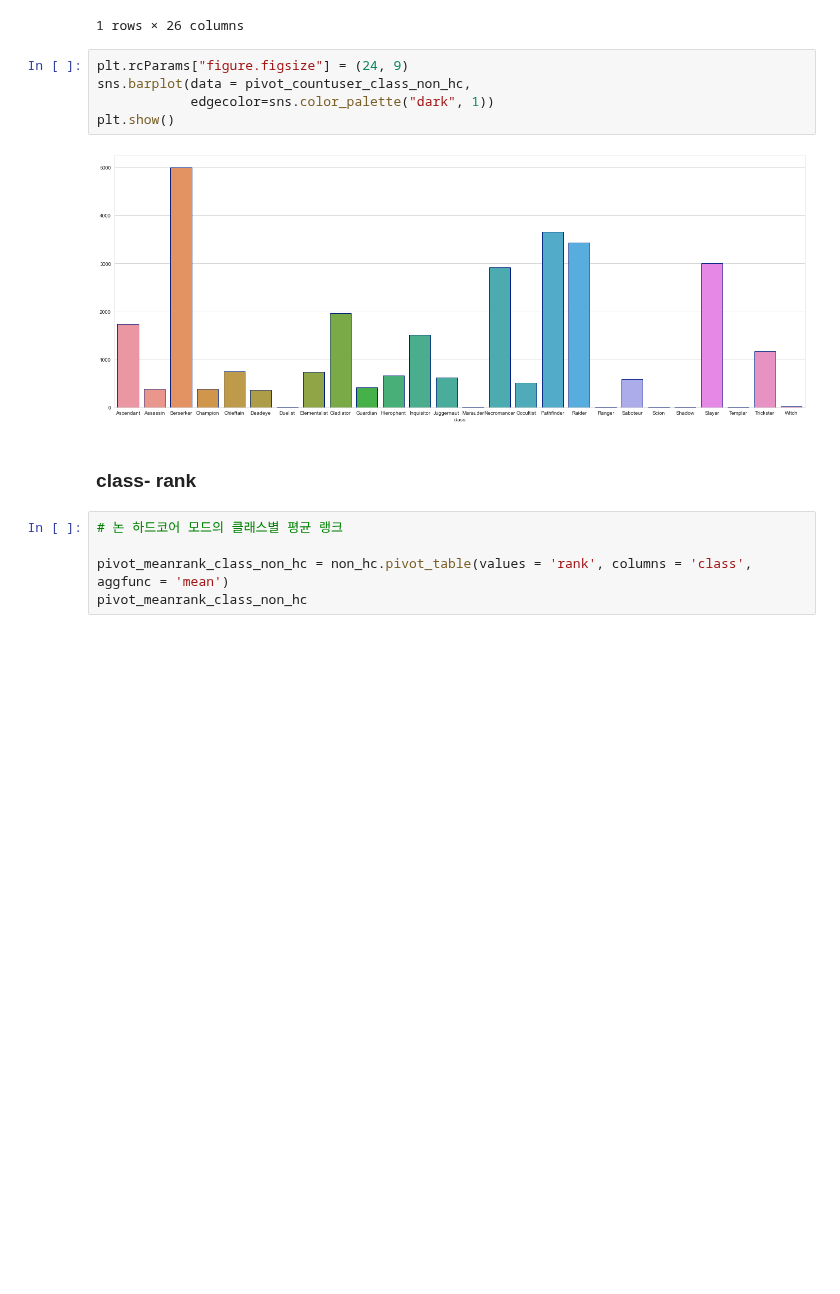
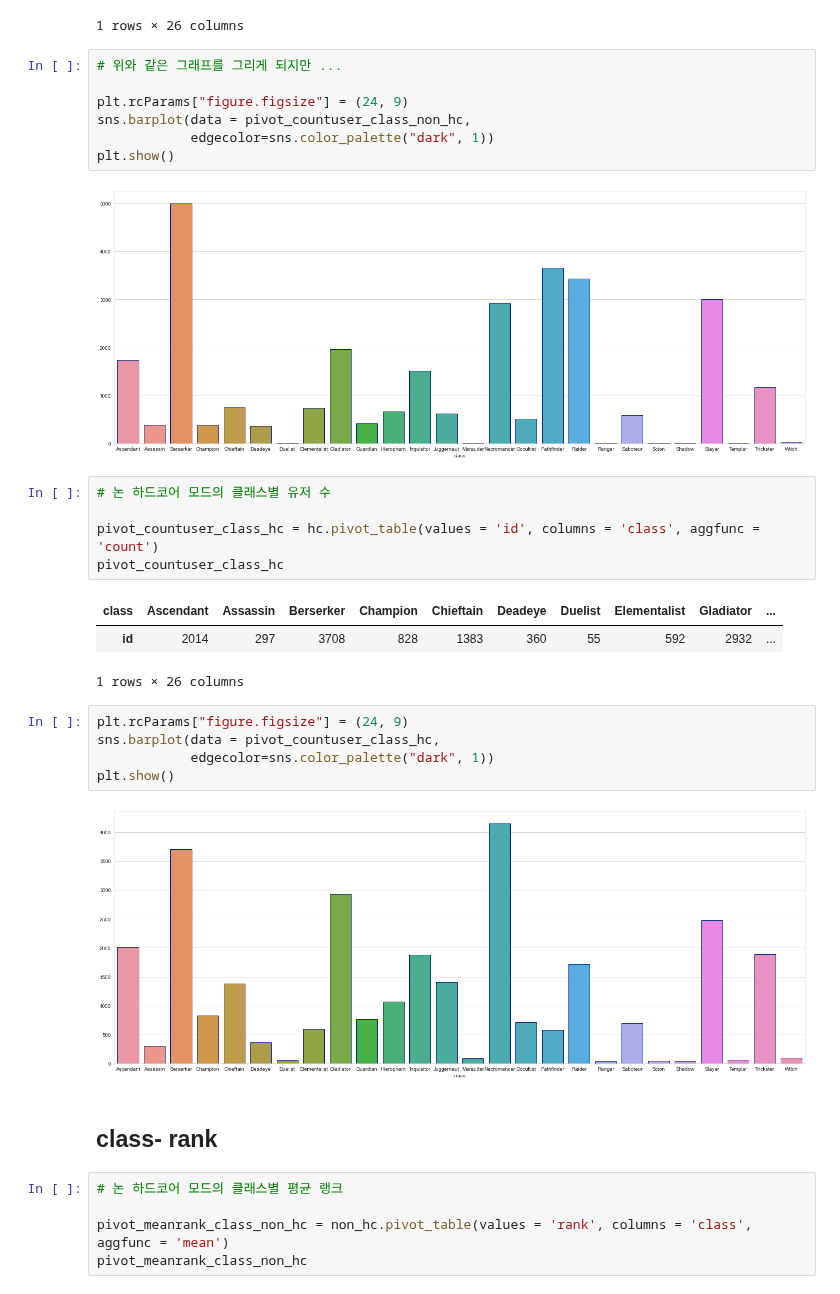
Before and after one commit to Angela-Park-JE/TIL_ver1, a Jupyter notebook: ToyPJT-POE_user/poe_stats_3_EDA_1.ipynb, the cells around one changed output. Drawn from its saved outputs; the diff is of its cells as text; blank space fills up the shorter version.

```diff
--- a/ToyPJT-POE_user/poe_stats_3_EDA_1.ipynb
+++ b/ToyPJT-POE_user/poe_stats_3_EDA_1.ipynb
@@ -503,14 +521,32 @@ pivot_countuser_class_non_hc
 | id | 1740 | 382 | 5003 | 388 | 747 | 359 | 10 | 734 | 1968 | ... |
 1 rows × 26 columns
 # %%
+# 위와 같은 그래프를 그리게 되지만 ...
+
 plt.rcParams["figure.figsize"] = (24, 9)
 sns.barplot(data = pivot_countuser_class_non_hc,
             edgecolor=sns.color_palette("dark", 1))
 plt.show()
 # %% [output]
 [figure]
+# %%
+# 논 하드코어 모드의 클래스별 유저 수
+
+pivot_countuser_class_hc = hc.pivot_table(values = 'id', columns = 'class', aggfunc = 'count')
+pivot_countuser_class_hc
+# %% [output]
+| class | Ascendant | Assassin | Berserker | Champion | Chieftain | Deadeye | Duelist | Elementalist | Gladiator | ... |
+| id | 2014 | 297 | 3708 | 828 | 1383 | 360 | 55 | 592 | 2932 | ... |
+1 rows × 26 columns
+# %%
+plt.rcParams["figure.figsize"] = (24, 9)
+sns.barplot(data = pivot_countuser_class_hc,
+            edgecolor=sns.color_palette("dark", 1))
+plt.show()
+# %% [output]
+[figure, added]
 # %% [markdown]
-### class- rank
+## class- rank
 # %%
 # 논 하드코어 모드의 클래스별 평균 랭크
 
```
Also changed, not shown: parts of 18 cells of this notebook.
